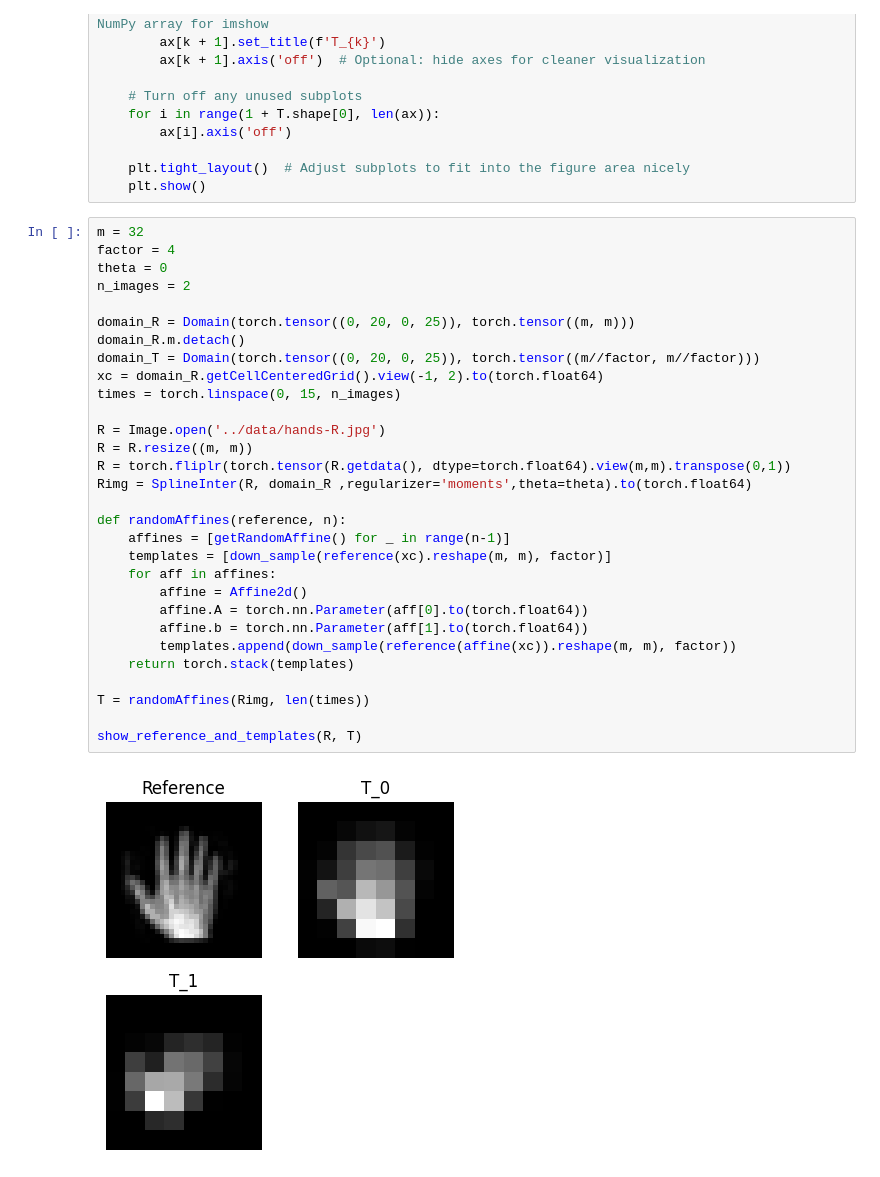
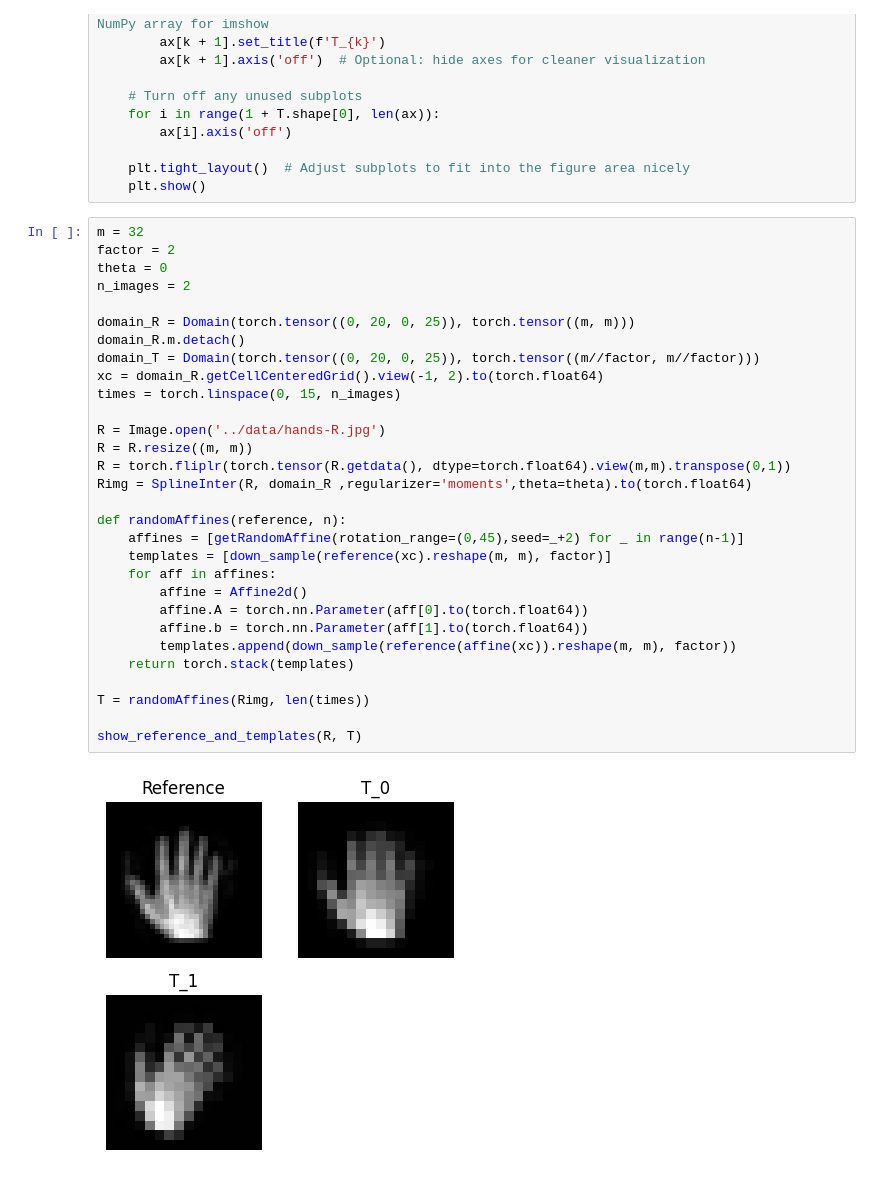
Before and after one commit to wdwatson2/ImgRegPytorchProject, a Jupyter notebook: scripts/solve_SuperResolution.ipynb, the cells around one changed output. Saved outputs shown, nothing was run; the diff lists cells and outputs as text.

```diff
--- a/scripts/solve_SuperResolution.ipynb
+++ b/scripts/solve_SuperResolution.ipynb
@@ -51,36 +59,36 @@ def show_reference_and_templates(R, T):
     plt.show()
 # %%
 m = 32
-factor = 4
+factor = 2
 theta = 0
 n_images = 2
 
 domain_R = Domain(torch.tensor((0, 20, 0, 25)), torch.tensor((m, m)))
 domain_R.m.detach()
 domain_T = Domain(torch.tensor((0, 20, 0, 25)), torch.tensor((m//factor, m//factor)))
 xc = domain_R.getCellCenteredGrid().view(-1, 2).to(torch.float64)
 times = torch.linspace(0, 15, n_images)
 
 R = Image.open('../data/hands-R.jpg')
 R = R.resize((m, m))
 R = torch.fliplr(torch.tensor(R.getdata(), dtype=torch.float64).view(m,m).transpose(0,1))
 Rimg = SplineInter(R, domain_R ,regularizer='moments',theta=theta).to(torch.float64)
 
 def randomAffines(reference, n):
-    affines = [getRandomAffine() for _ in range(n-1)]
+    affines = [getRandomAffine(rotation_range=(0,45),seed=_+2) for _ in range(n-1)]
     templates = [down_sample(reference(xc).reshape(m, m), factor)]
     for aff in affines:
         affine = Affine2d()
         affine.A = torch.nn.Parameter(aff[0].to(torch.float64))
         affine.b = torch.nn.Parameter(aff[1].to(torch.float64))
         templates.append(down_sample(reference(affine(xc)).reshape(m, m), factor))
     return torch.stack(templates)
 
 T = randomAffines(Rimg, len(times))
 
 show_reference_and_templates(R, T)
 # %% [output]
-[figure, old version]
+[figure, new version]
 # %%
 def L_forward(f):
     reference = f.reshape(*domain_R.m)
```
Also changed, not shown: parts of 14 cells of this notebook.
